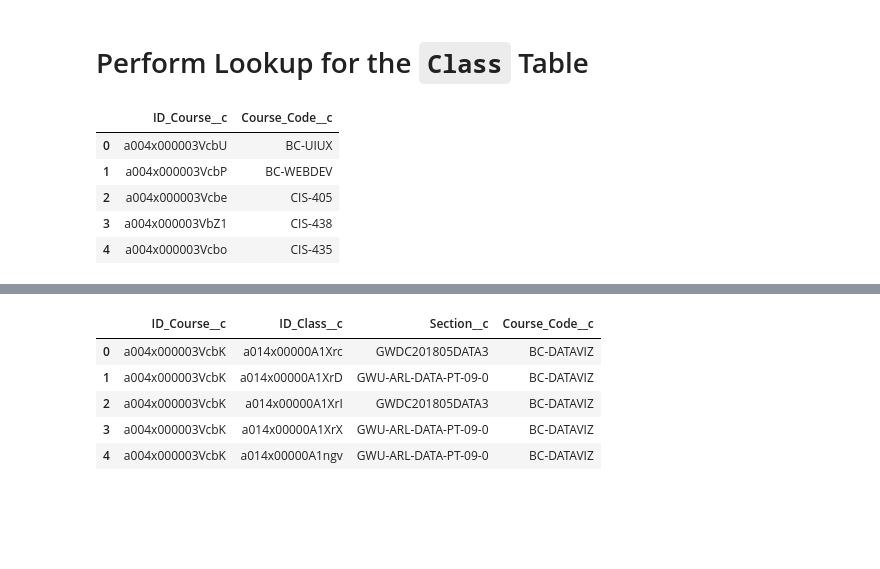
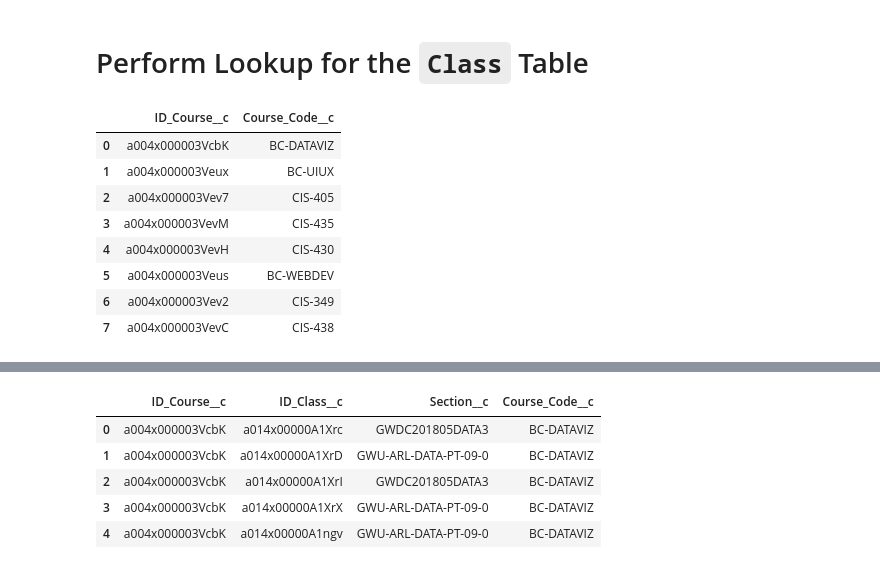
Before and after one commit to Fraolabebe/Salesforce-ETL-Project, a Jupyter notebook: Salesforce-ETL-Project.ipynb, the cells around one changed output, grey strips where cells are left out. Drawn from its saved outputs; the diff is of its cells as text; code cells hidden in the pictures; blank space fills up the shorter version.

```diff
--- a/Salesforce-ETL-Project.ipynb
+++ b/Salesforce-ETL-Project.ipynb
@@ -272,26 +271,29 @@ for rec in class_data_records:
 # %%
 sf_course_records = []
 
 sf_course_data = sf.query('SELECT Name, Course_Code__c FROM Course__c')
 
 for row in sf_course_data['records']:
 
     rec = {
         'ID_Course__c': row['Name'],
         'Course_Code__c': row['Course_Code__c']
     }
 
     sf_course_records.append(rec)
 
 sf_course_df = pd.DataFrame(sf_course_records)
-sf_course_df.head()
+sf_course_df
 # %% [output]
 |  | ID_Course__c | Course_Code__c |
-| 0 | a004x000003VcbU | BC-UIUX |
-| 1 | a004x000003VcbP | BC-WEBDEV |
-| 2 | a004x000003Vcbe | CIS-405 |
-| 3 | a004x000003VbZ1 | CIS-438 |
-| 4 | a004x000003Vcbo | CIS-435 |
+| 0 | a004x000003VcbK | BC-DATAVIZ |
+| 1 | a004x000003Veux | BC-UIUX |
+| 2 | a004x000003Vev7 | CIS-405 |
+| 3 | a004x000003VevM | CIS-435 |
+| 4 | a004x000003VevH | CIS-430 |
+| 5 | a004x000003Veus | BC-WEBDEV |
+| 6 | a004x000003Vev2 | CIS-349 |
+| 7 | a004x000003VevC | CIS-438 |
 # %%
 sf_class_records = []
 
```
Also changed, not shown: parts of 31 cells of this notebook, 1 other file.
